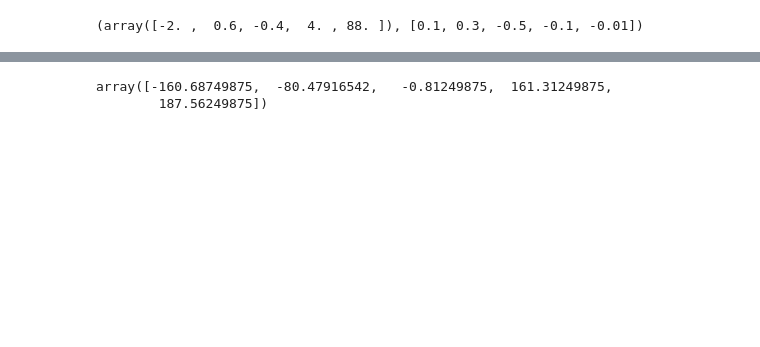
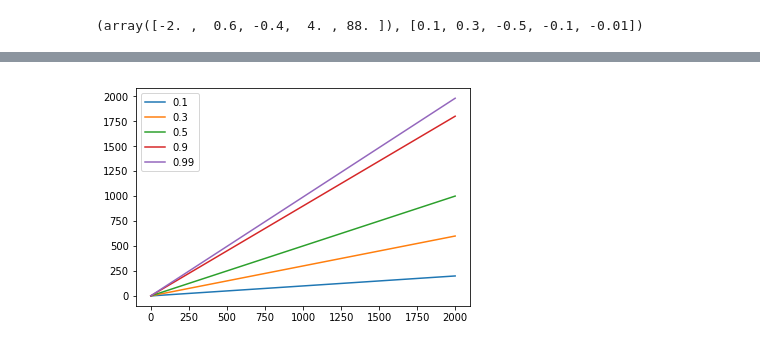
Before and after one commit to chengsoonong/eheye, a Jupyter notebook: QuantEst/sgd_est_experiment/Experiment_SAG.ipynb, the cells around one changed output, grey strips where cells are left out. Cells and saved outputs as stored; diff of their text form; code cells hidden in the pictures; blank space fills up the shorter version.

```diff
--- a/QuantEst/sgd_est_experiment/Experiment_SAG.ipynb
+++ b/QuantEst/sgd_est_experiment/Experiment_SAG.ipynb
@@ -56,5 +114,6 @@ plt.show()
-# %%
-proc[-1]
-# %% [output]
-array([-160.68749875,  -80.47916542,   -0.81249875,  161.31249875,
-        187.56249875])
+# %%
+plt.plot(proc_sgd[:2000])
+plt.legend(tau_vals)
+plt.show()
+# %% [output]
+[figure, added]
```
Also changed, not shown: parts of 10 cells of this notebook.
